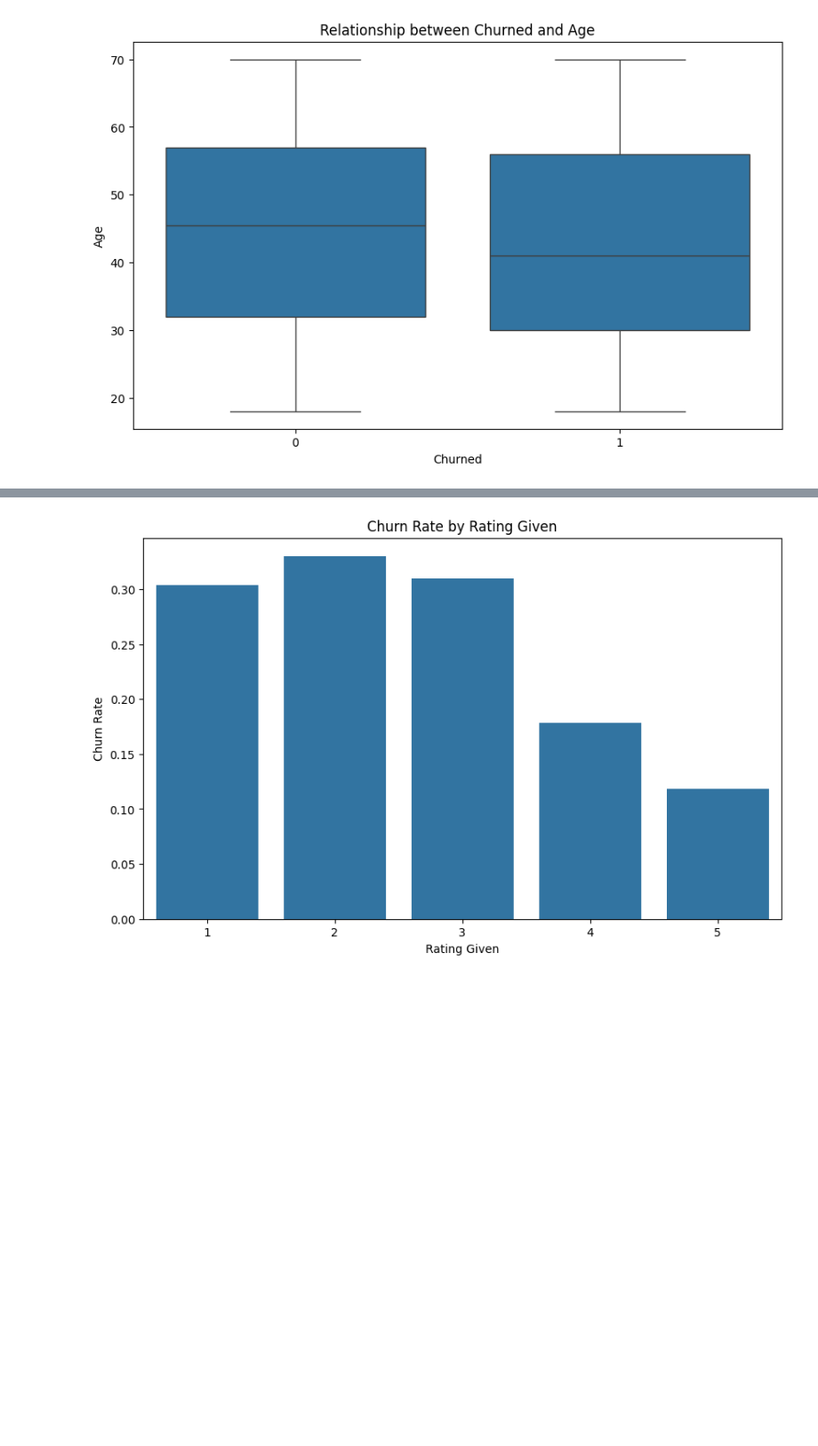
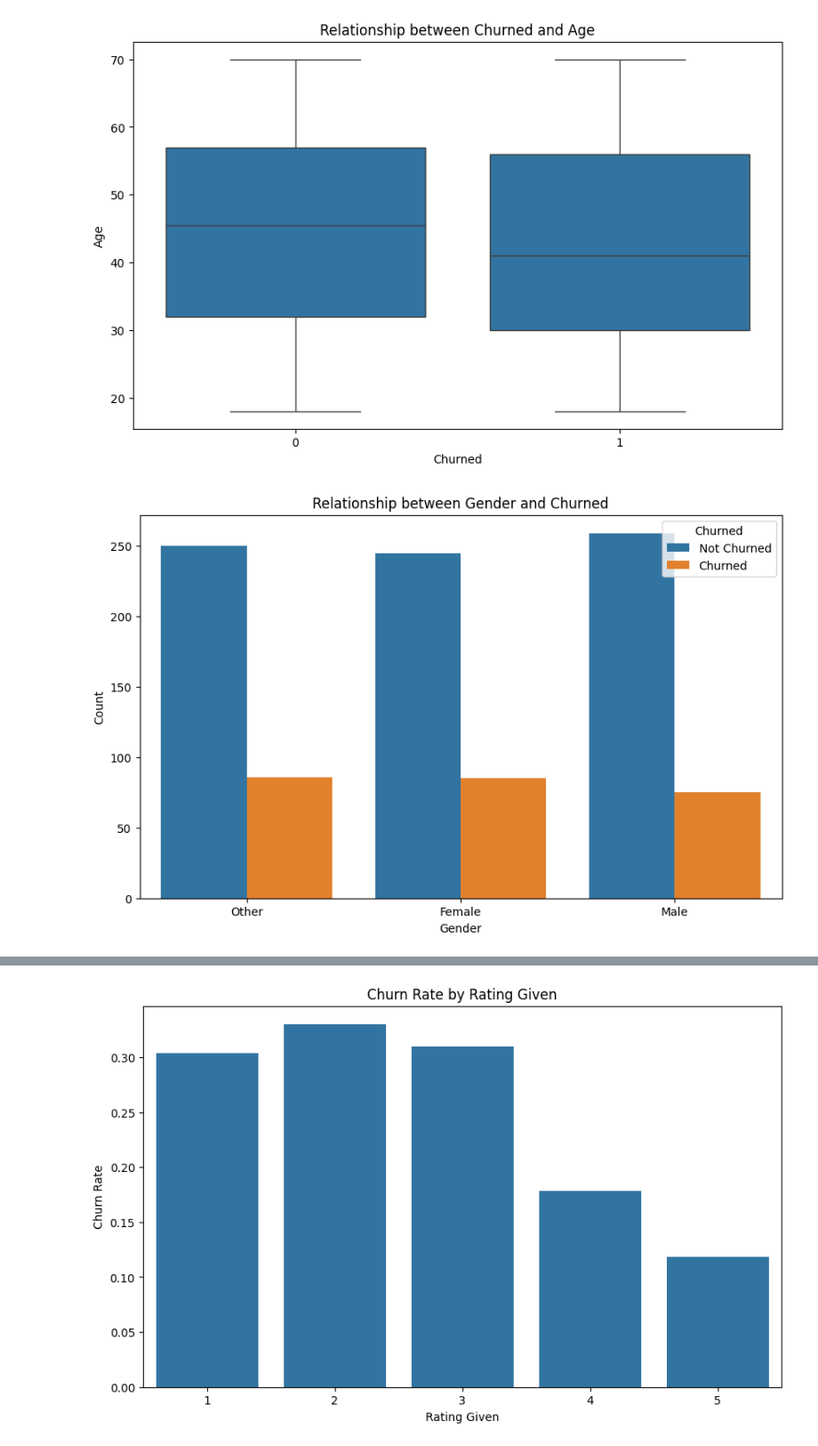
Before and after one commit to zhaoz127/schulich_data_science, a Jupyter notebook: ass1修改.ipynb, the cells around one changed output, grey strips where cells are left out. Shown: that part at 89% size. Drawn from its saved outputs; the diff is of its cells as text; code cells hidden in the pictures; blank space fills up the shorter version.

```diff
--- a/ass1修改.ipynb
+++ b/ass1修改.ipynb
@@ -185,2 +176,14 @@ plt.show()
 # %% [output]
 [figure]
+# %%
+# Analyze the relationship between churned and Gender
+plt.figure(figsize=(10, 6))
+sns.countplot(data=data, x='Gender', hue='Churned')
+plt.title('Relationship between Gender and Churned')
+plt.xlabel('Gender')
+plt.ylabel('Count')
+plt.legend(title='Churned', labels=['Not Churned', 'Churned'])
+plt.show()
+# No significant effect
+# %% [output]
+[figure, added]
```
Also changed, not shown: parts of 15 cells of this notebook.
